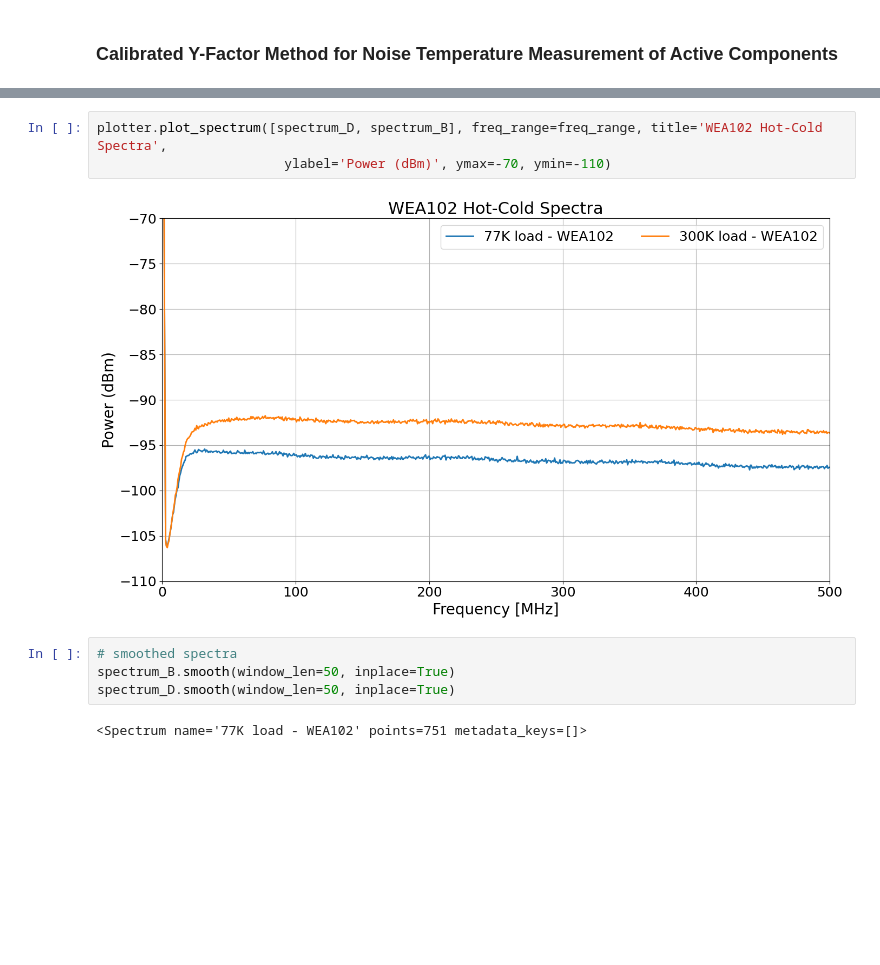
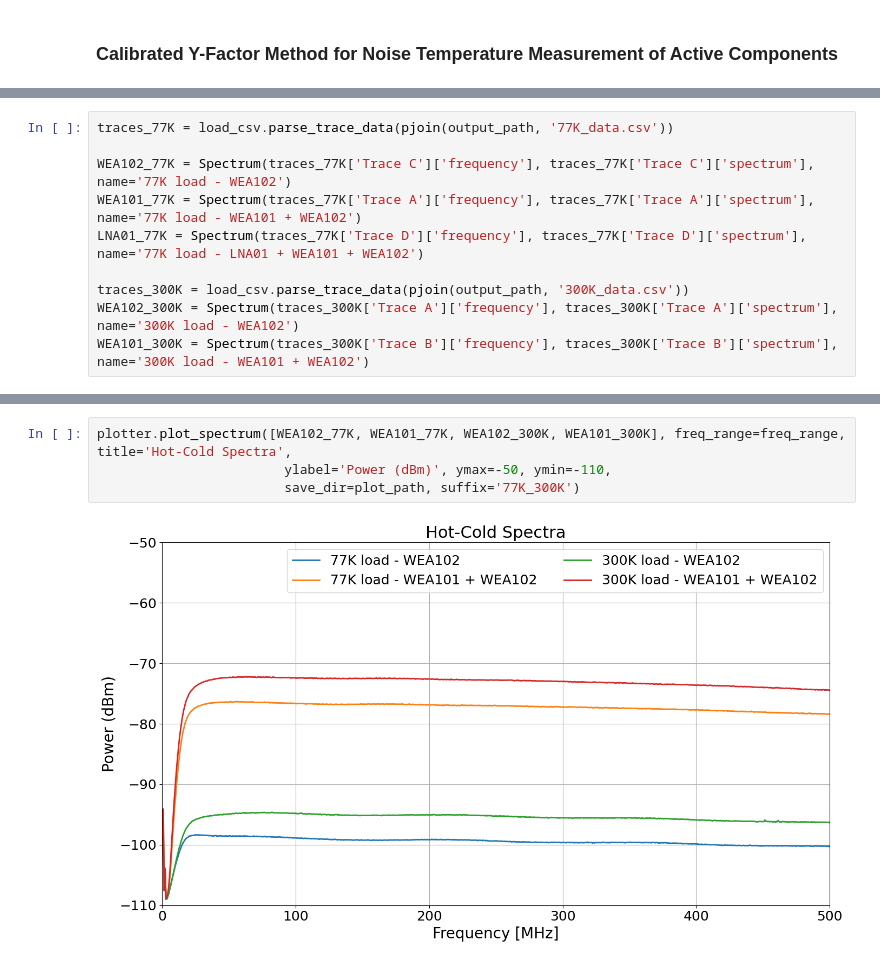
Before and after one commit to alhosani-abdulla/Highz-EXP, a Jupyter notebook: notebooks/Y_factor.ipynb, the cells around one changed output, grey strips where cells are left out. Drawn from its saved outputs; the diff is of its cells as text; blank space fills up the shorter version.

```diff
--- a/notebooks/Y_factor.ipynb
+++ b/notebooks/Y_factor.ipynb
@@ -70,0 +62,10 @@ Successfully parsed 4 traces with data
+# %%
+traces_77K = load_csv.parse_trace_data(pjoin(output_path, '77K_data.csv'))
+
+WEA102_77K = Spectrum(traces_77K['Trace C']['frequency'], traces_77K['Trace C']['spectrum'], name='77K load - WEA102')
+WEA101_77K = Spectrum(traces_77K['Trace A']['frequency'], traces_77K['Trace A']['spectrum'], name='77K load - WEA101 + WEA102')
+LNA01_77K = Spectrum(traces_77K['Trace D']['frequency'], traces_77K['Trace D']['spectrum'], name='77K load - LNA01 + WEA101 + WEA102')
+
+traces_300K = load_csv.parse_trace_data(pjoin(output_path, '300K_data.csv'))
+WEA102_300K = Spectrum(traces_300K['Trace A']['frequency'], traces_300K['Trace A']['spectrum'], name='300K load - WEA102')
+WEA101_300K = Spectrum(traces_300K['Trace B']['frequency'], traces_300K['Trace B']['spectrum'], name='300K load - WEA101 + WEA102')
@@ -71,11 +89,6 @@ Successfully parsed 4 traces with data
 # %%
-plotter.plot_spectrum([spectrum_D, spectrum_B], freq_range=freq_range, title='WEA102 Hot-Cold Spectra',
-                        ylabel='Power (dBm)', ymax=-70, ymin=-110)
+plotter.plot_spectrum([WEA102_77K, WEA101_77K, WEA102_300K, WEA101_300K], freq_range=freq_range, title='Hot-Cold Spectra',
+                        ylabel='Power (dBm)', ymax=-50, ymin=-110,
+                        save_dir=plot_path, suffix='77K_300K')
 # %% [output]
-[figure, old version]
+[figure, new version]
-# %%
-# smoothed spectra
-spectrum_B.smooth(window_len=50, inplace=True)
-spectrum_D.smooth(window_len=50, inplace=True)
-# %% [output]
-<Spectrum name='77K load - WEA102' points=751 metadata_keys=[]>
```
Also changed, not shown: parts of 22 cells of this notebook, 5 other files.
